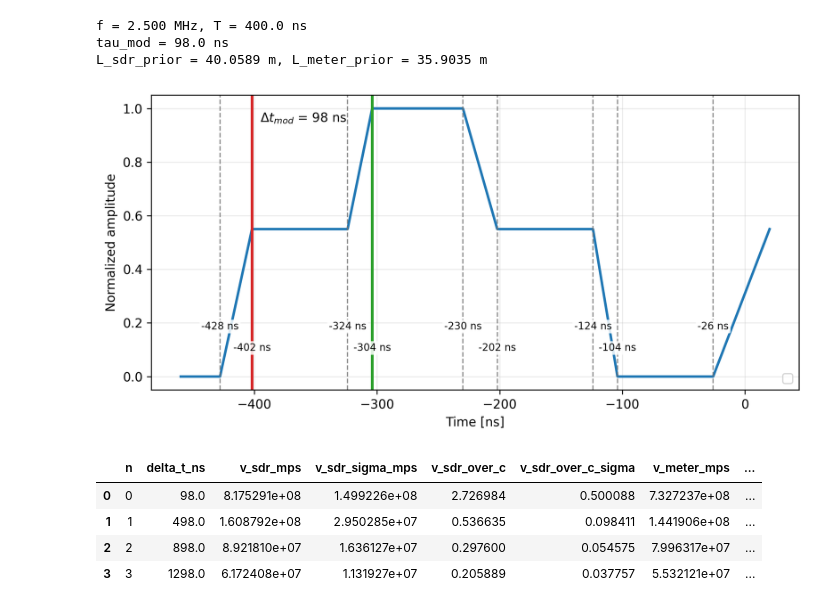
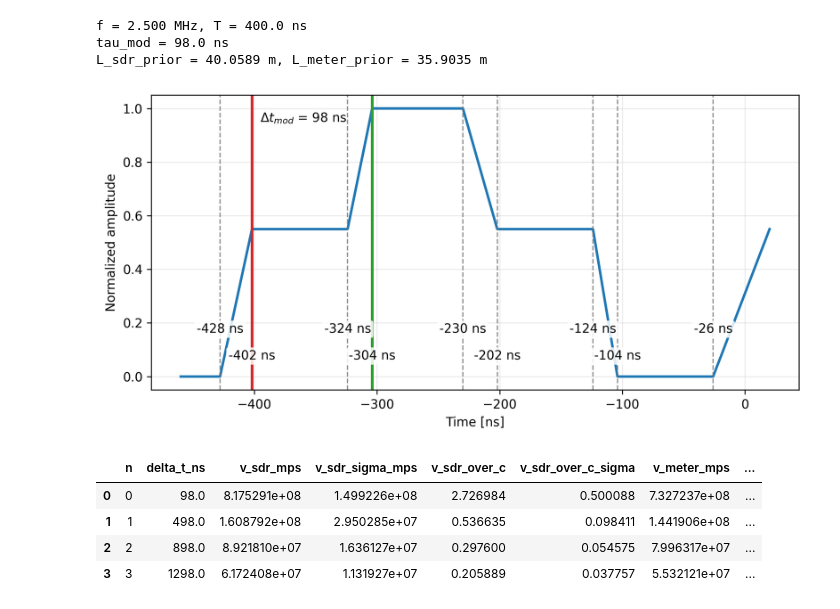
Before and after one commit to raw-asparagus/ay-121, a Jupyter notebook: labs/02/equipment_calibration.ipynb, the cells around one changed output. Saved outputs shown, nothing was run; the diff lists cells and outputs as text; code cells hidden in the pictures.

```diff
--- a/labs/02/equipment_calibration.ipynb
+++ b/labs/02/equipment_calibration.ipynb
@@ -62,7 +62,7 @@ import matplotlib.pyplot as plt
 
 from ugradiolab import Spectrum
 
-plt.rcParams['figure.figsize'] = (10, 5)
+plt.rcParams['figure.figsize'] = (8, 4)
 plt.rcParams['figure.dpi'] = 300
 
 DATA_ROOT = Path('data/lab02') if Path('data/lab02').exists() else Path('../../data/lab02')
@@ -1821,7 +1820,7 @@ fig, ax = plt.subplots(figsize=(8, 4))
 ax.plot(t_grid, wave, lw=2.0, color='C0')
 
 # Keep timing labels horizontal below the top border, and stagger y-levels to avoid overlap.
-label_levels = [0.205, 0.125, 0.045]
+label_levels = [0.2, 0.1]
 label_spacing_ns = 30.0
 last_x_for_level = [-np.inf] * len(label_levels)
 
@@ -1838,37 +1837,34 @@ for t in sorted(TIMES_NS):
 
     y_label = label_levels[level_idx]
     last_x_for_level[level_idx] = t
     ax.text(
         t,
         y_label,
         f"{int(t)} ns",
         rotation=0,
         va='top',
         ha='center',
-        fontsize=8,
         bbox=dict(boxstyle='round,pad=0.18', fc='white', ec='none', alpha=0.85),
     )
 
 ax.axvline(T_FIRST_PLATEAU_START_NS, color='C3', lw=2.2)
 ax.axvline(T_MAX_PLATEAU_START_NS, color='C2', lw=2.2)
 ax.annotate(
     r"$\Delta t_{mod}$ =" + f" {TAU_MOD_NS:.0f} ns",
     xy=((T_FIRST_PLATEAU_START_NS + T_MAX_PLATEAU_START_NS) / 2, 0.88),
     xytext=(-360, 0.95),
     ha='center',
-    fontsize=10,
 )
 
 ax.set_xlabel('Time [ns]')
 ax.set_ylabel('Normalized amplitude')
 ax.grid(alpha=0.25)
-ax.legend(loc='lower right')
 plt.tight_layout()
 _nb_dir = Path('labs/02') if Path('labs/02').exists() else Path('.')
 plt.savefig(_nb_dir / 'report' / 'figures' / 'reflectometry.pdf', bbox_inches='tight')
 plt.show()
 # %% [output]
-[figure, old version]
+[figure, new version]
 # %%
 rows = []
 sigma_L_sdr = float(sigma_L_lin_analytic)
```
Also changed, not shown: parts of 8 cells of this notebook, 26 other files.
